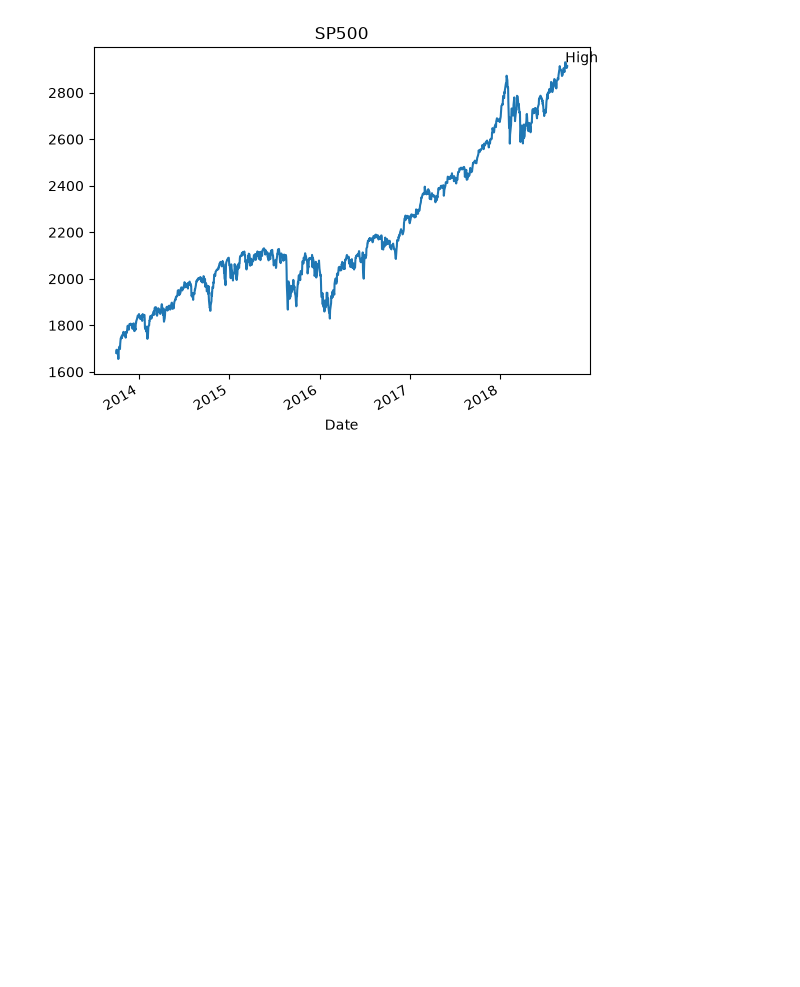
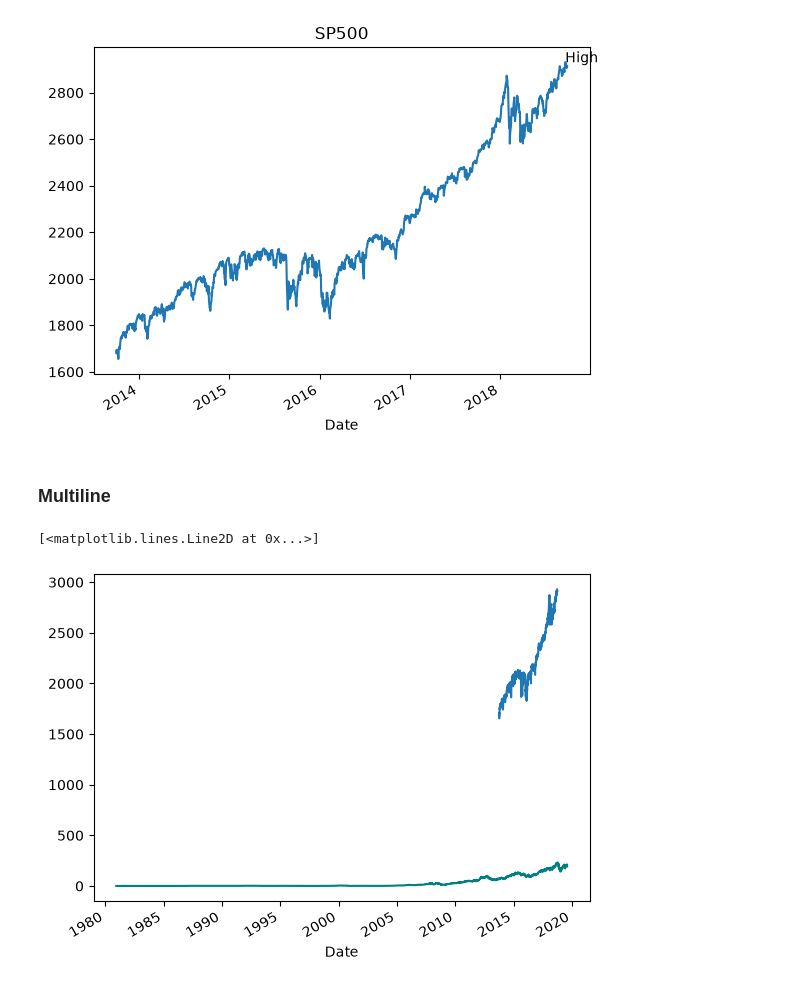
Before and after one commit to onionmccabbage/pythonThuFri2026, a Jupyter notebook: Untitled.ipynb, the cells around one changed output. Drawn from its saved outputs; the diff is of its cells as text; code cells hidden in the pictures; blank space fills up the shorter version.

```diff
--- a/Untitled.ipynb
+++ b/Untitled.ipynb
@@ -61,3 +61,11 @@ plt.plot(maxDate, maxPrice)
 # %% [output]
 [<matplotlib.lines.Line2D at 0x...>]
 [figure]
+# %% [markdown]
+### Multiline
+# %%
+sp500['Close'].plot()
+plt.plot( aapl.index, aapl['Close'], color='teal')
+# %% [output]
+[<matplotlib.lines.Line2D at 0x...>]
+[figure, added]
```
Also changed, not shown: parts of 3 cells of this notebook.
